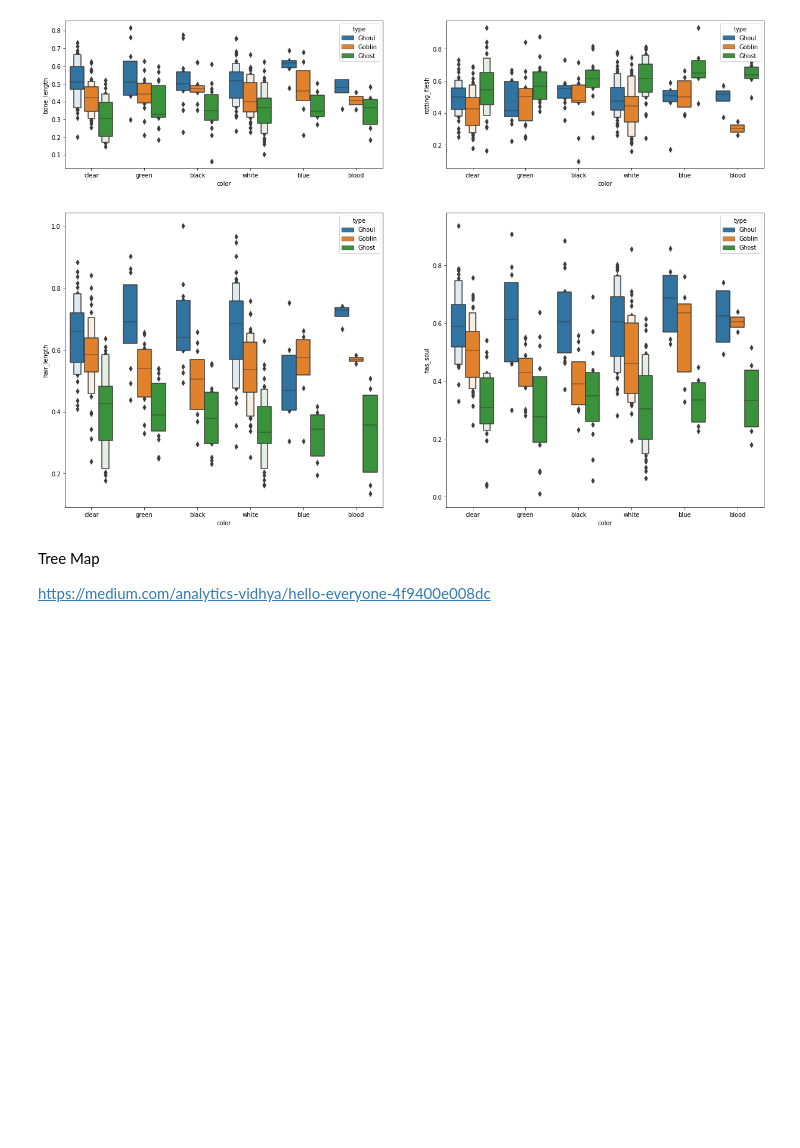
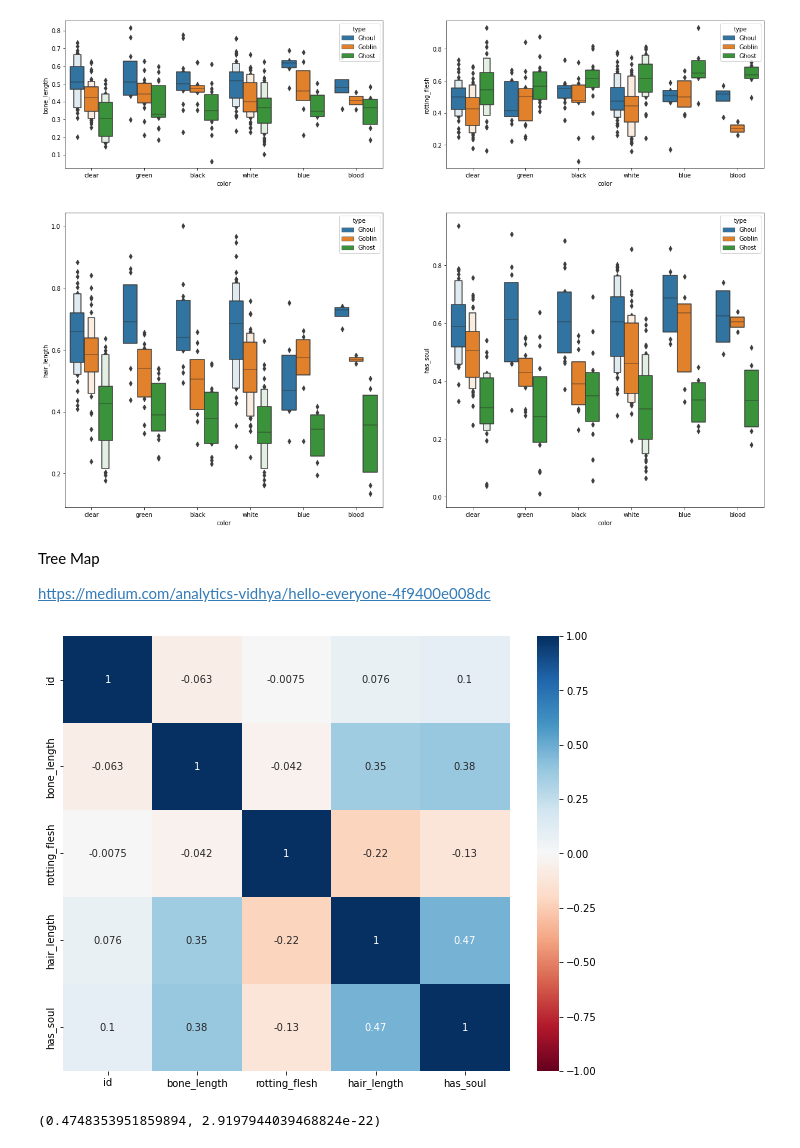
Before and after one commit to poolGolez/project-roosevelt, a Jupyter notebook: ghosts-goblins-ghosts-gotcha.ipynb, the cells around one changed output. Saved outputs shown, nothing was run; the diff lists cells and outputs as text; code cells hidden in the pictures; blank space fills up the shorter version.

```diff
--- a/ghosts-goblins-ghosts-gotcha.ipynb
+++ b/ghosts-goblins-ghosts-gotcha.ipynb
@@ -347,3 +342,26 @@ for ax, other_col in zip(axs.values(), all_cols):
 Tree Map
 
 https://medium.com/analytics-vidhya/hello-everyone-4f9400e008dc
+# %%
+plt.figure(figsize=(10,8))
+
+sns.heatmap(df.corr(), annot=True, cmap=plt.get_cmap('RdBu'), vmin=-1.0, vmax=1.0)
+plt.show()
+# %% [output]
+[figure, added]
+# %%
+from scipy.stats.contingency import association
+from scipy.stats import pearsonr
+
+def cramers_v(df, col, target):
+    crosstab = pd.crosstab(df[target], df[col]).to_dict()
+    contingency_table = np.array([[count for _,count in v1.items()] \
+                                  for _,v1 in crosstab.items() ])
+    return association(contingency_table, method='cramer')
+
+# cramers_v(df, 'color', 'type')
+# cramers_v(df, 'type', 'color')
+pearsonr(df['hair_length'], df['has_soul'])
+# pearsonr(df['bone_length'], df['hair_length'])
+# %% [output]
+(0.4748353951859894, 2.9197944039468824e-22)
```
Also changed, not shown: parts of 20 cells of this notebook.
